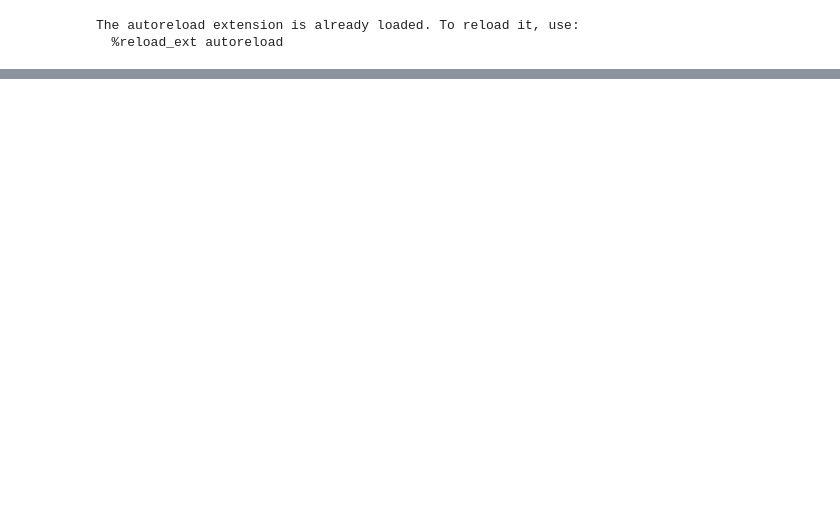
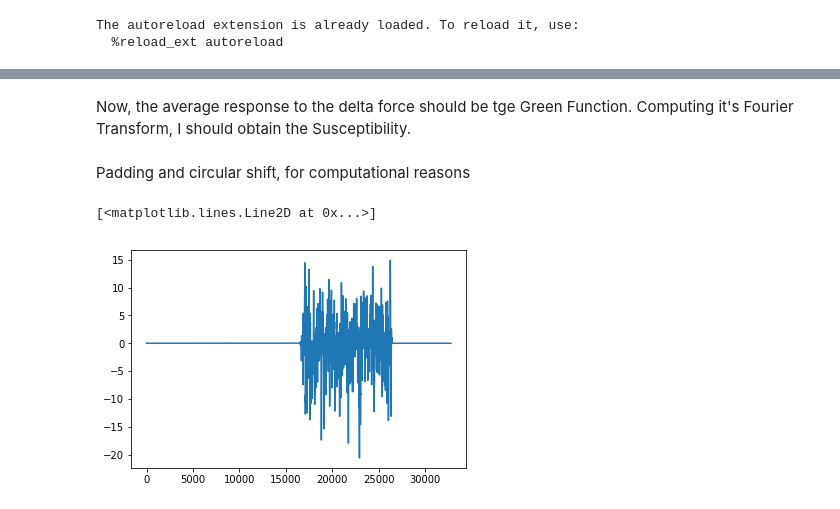
Before and after one commit to mcucchi9/exotic, a Jupyter notebook: notebooks/analysis.ipynb, the cells around one changed output, grey strips where cells are left out. Saved outputs shown, nothing was run; the diff lists cells and outputs as text; code cells hidden in the pictures; blank space fills up the shorter version.

```diff
--- a/notebooks/analysis.ipynb
+++ b/notebooks/analysis.ipynb
@@ -42,0 +28,7 @@ Attributes:
+# %%
+obs_noforcing = 0.5*(data_noforcing**2)
+obs_forcing = []
+for data in data_forcing:
+    obs = 0.5*(data)**2
+    obs.attrs = data.attrs
+    obs_forcing.append(obs)
@@ -42,0 +37,10 @@ Attributes:
+# %%
+responses = []
+for obs in obs_forcing:
+    obs_noforcing_sel = obs_noforcing.sel(time_step = obs.time_step.values + obs.time_step_0_real)
+    rescaled_time_steps = obs_noforcing_sel.time_step.values - obs_noforcing_sel.time_step.values[0]
+    obs_noforcing_sel = obs_noforcing_sel.assign_coords(time_step=rescaled_time_steps)
+    response = obs - obs_noforcing_sel
+    responses.append(response)
+responses = xr.concat(responses, dim='sim')
+response_mean = responses.mean(dim='sim')
@@ -42,0 +54,16 @@ Attributes:
+# %% [markdown]
+Now, the average response to the delta force should be tge Green Function. Computing it's Fourier Transform, I should obtain the Susceptibility.
+# %% [markdown]
+Padding and circular shift, for computational reasons
+# %%
+nt = response_mean.shape[0]
+nfft = 2**(math.ceil(math.log2(abs(nt))))
+response_mean_arr = response_mean.values[:,0]
+response_mean_arr_extd = np.zeros(2*nfft)
+response_mean_arr_extd[0:len(response_mean_arr)] = response_mean_arr
+response_mean_arr_extd = np.roll(response_mean_arr_extd, nfft)
+# %%
+plt.plot(response_mean_arr_extd)
+# %% [output]
+[<matplotlib.lines.Line2D at 0x...>]
+[figure, added]
```
Also changed, not shown: parts of 10 cells of this notebook.
